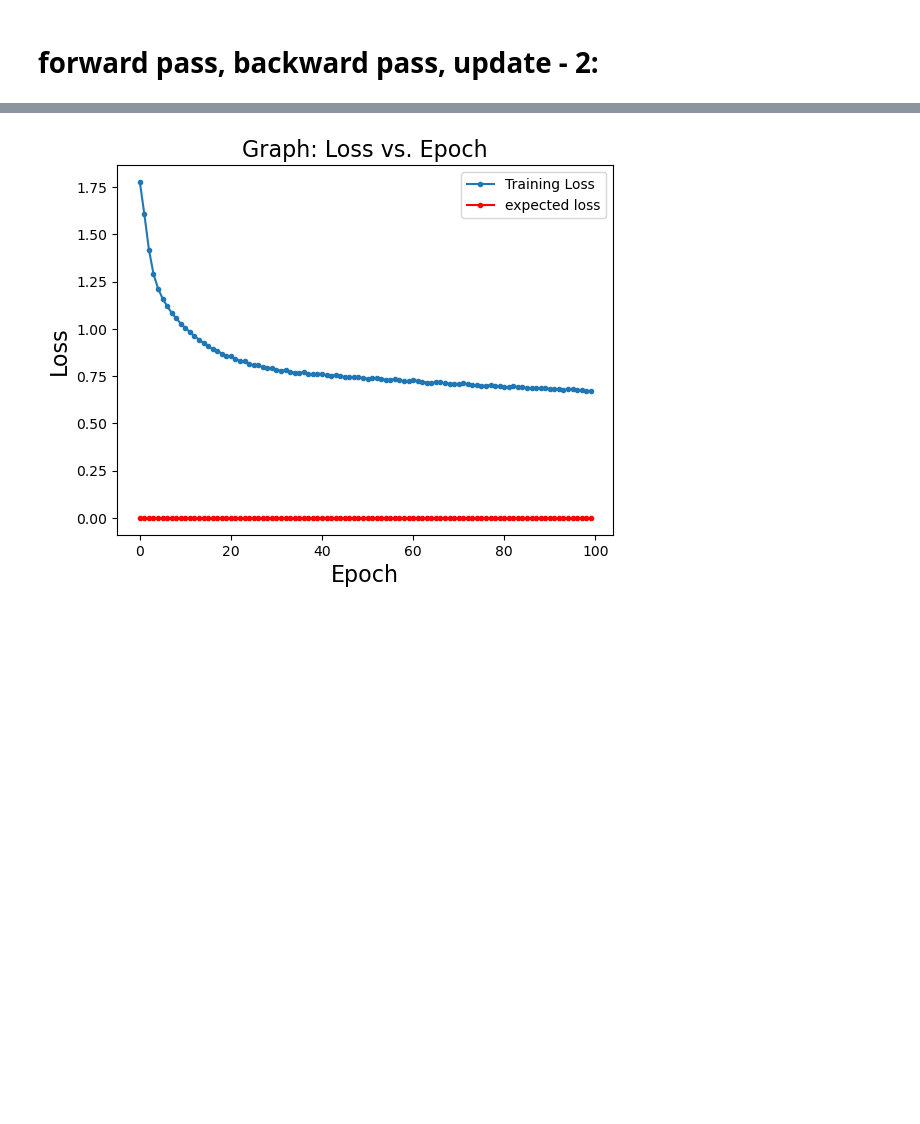
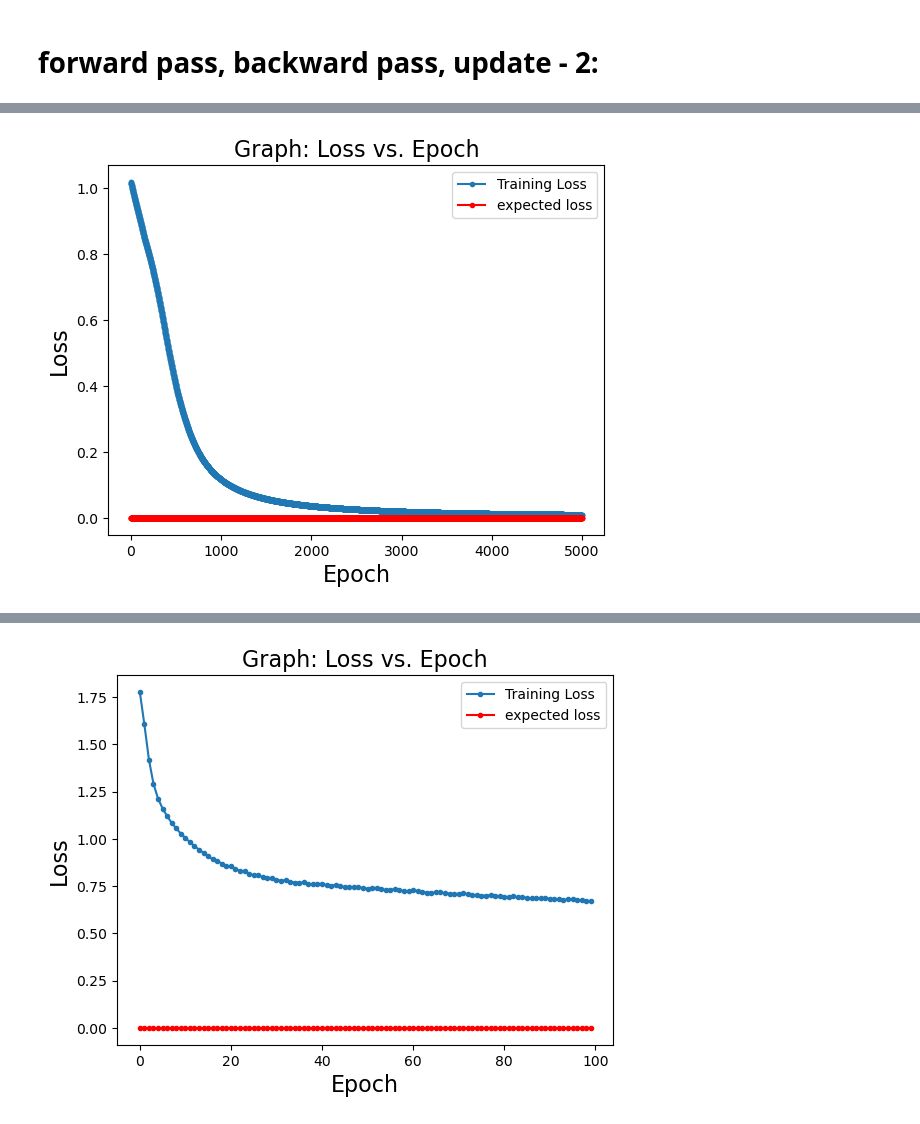
Before and after one commit to Rafsanjani-Hub/Karpathy, a Jupyter notebook: Karpathy_DL_Colab_extention.ipynb, the cells around one changed output, grey strips where cells are left out. Cells and saved outputs as stored; diff of their text form; code cells hidden in the pictures; blank space fills up the shorter version.

```diff
--- a/Karpathy_DL_Colab_extention.ipynb
+++ b/Karpathy_DL_Colab_extention.ipynb
@@ -764,8 +761,8 @@ Value(data=0.7310585786300049, grad=0.0, label=)
 # class: Layer
 # %%
 class Layer:
-    def __init__(self, N_in=3, N_out=4) -> None:
-        self.neurons = [Neuron(N_in) for _ in range(N_out)]
+    def __init__(self, N_in: int = 3, N_out: int =4, **kwargs) -> None:
+        self.neurons = [Neuron(N_in, **kwargs) for _ in range(N_out)]
     #end-def
 
     def __repr__(self,) -> str:
@@ -863,7 +860,7 @@ class Layer:
 class MLP:
     def __init__(self, N_in, N_outs) -> None:
         size = [N_in] + N_outs
-        self.layers = [Layer(size[i], size[i+1]) for i in range(len(N_outs))]
+        self.layers = [Layer(size[i], size[i+1], nonlinear=i!=len(N_outs)-1) for i in range(len(N_outs))]
         # print(N_in, N_outs)
     #end-def
 
@@ -1161,3 +1157,22 @@ for epoch in range(1, epochs+1):
+# %%
+def lossPlot(data):
+    plt.title(label='Graph: Loss vs. Epoch', fontsize=16)
+
+    plt.plot(data, label='Training Loss', marker='.')
+    plt.plot(np.arange(len(data)), np.zeros(len(data)), label='expected loss', marker='.', color='red')
+
+    plt.xlabel('Epoch', fontsize=16)
+    plt.ylabel('Loss',  fontsize=16)
+    plt.legend()
+
+    plt.savefig(fname='Loss_vs_Epoch.png', dpi=300)
+
+    plt.show()
+#end-def
+
+lossPlot(losses)
+# %% [output]
+[figure, added]
 # %%
 losses[-15:-1]
 # %% [output]
```
Also changed, not shown: parts of 18 cells of this notebook.
